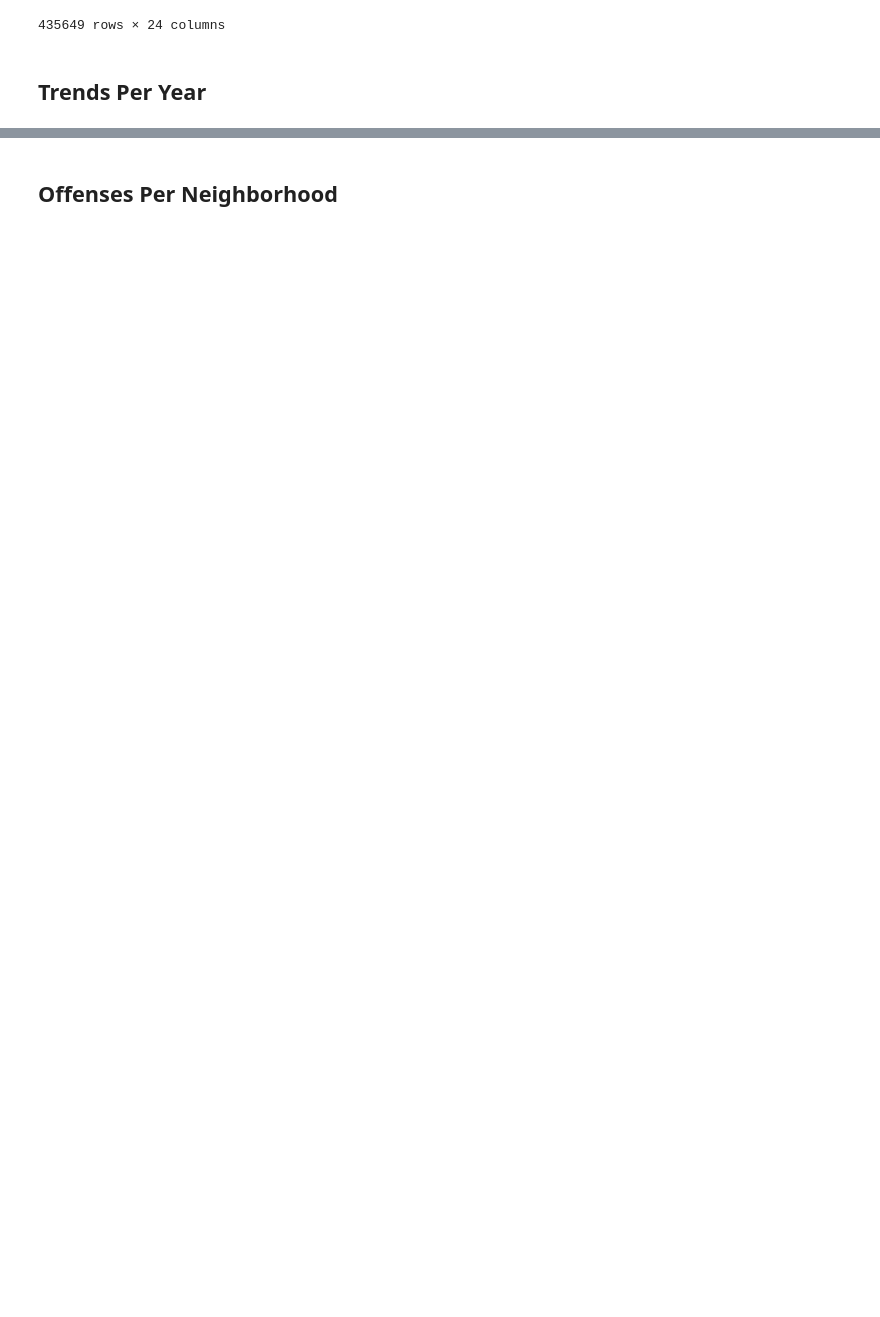
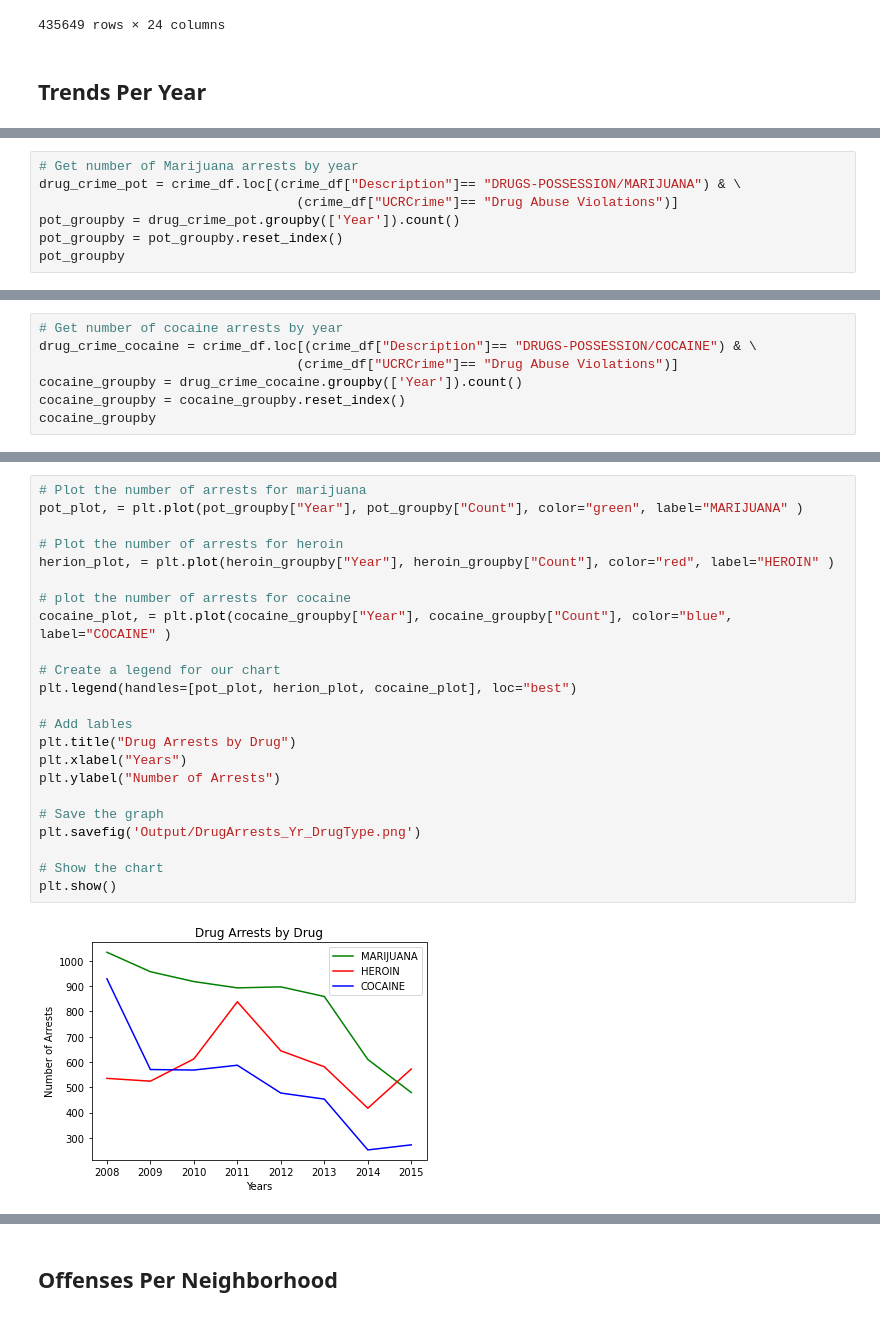
Before and after one commit to colepierie/Crime_Analysis, a Jupyter notebook: CrimeAnalysis.ipynb, the cells around one changed output, grey strips where cells are left out. Drawn from its saved outputs; the diff is of its cells as text; blank space fills up the shorter version.

```diff
--- a/CrimeAnalysis.ipynb
+++ b/CrimeAnalysis.ipynb
@@ -136,0 +210,7 @@ crime_df
+# %%
+# Get number of Marijuana arrests by year
+drug_crime_pot = crime_df.loc[(crime_df["Description"]== "DRUGS-POSSESSION/MARIJUANA") & \
+                                 (crime_df["UCRCrime"]== "Drug Abuse Violations")]
+pot_groupby = drug_crime_pot.groupby(['Year']).count()
+pot_groupby = pot_groupby.reset_index()
+pot_groupby
@@ -136,0 +228,7 @@ crime_df
+# %%
+# Get number of cocaine arrests by year
+drug_crime_cocaine = crime_df.loc[(crime_df["Description"]== "DRUGS-POSSESSION/COCAINE") & \
+                                 (crime_df["UCRCrime"]== "Drug Abuse Violations")]
+cocaine_groupby = drug_crime_cocaine.groupby(['Year']).count()
+cocaine_groupby = cocaine_groupby.reset_index()
+cocaine_groupby
@@ -136,0 +246,25 @@ crime_df
+# %%
+# Plot the number of arrests for marijuana
+pot_plot, = plt.plot(pot_groupby["Year"], pot_groupby["Count"], color="green", label="MARIJUANA" )
+
+# Plot the number of arrests for heroin
+herion_plot, = plt.plot(heroin_groupby["Year"], heroin_groupby["Count"], color="red", label="HEROIN" )
+
+# plot the number of arrests for cocaine
+cocaine_plot, = plt.plot(cocaine_groupby["Year"], cocaine_groupby["Count"], color="blue", label="COCAINE" )
+
+# Create a legend for our chart
+plt.legend(handles=[pot_plot, herion_plot, cocaine_plot], loc="best")
+
+# Add lables
+plt.title("Drug Arrests by Drug")
+plt.xlabel("Years")
+plt.ylabel("Number of Arrests")
+
+# Save the graph
+plt.savefig('Output/DrugArrests_Yr_DrugType.png')
+
+# Show the chart
+plt.show()
+# %% [output]
+[figure, added]
```
Also changed, not shown: parts of 34 cells of this notebook, 8 other files.
